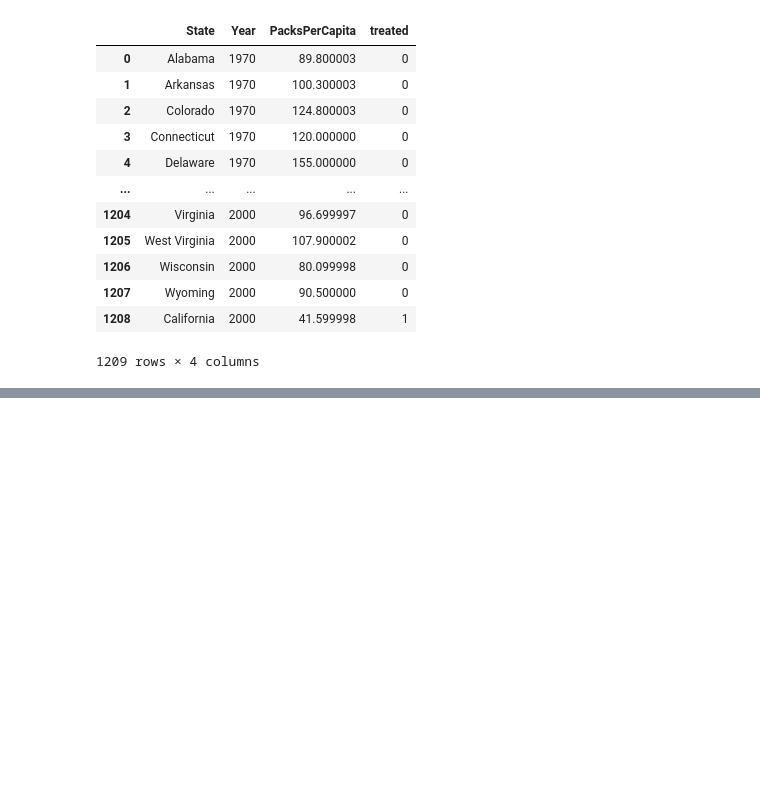
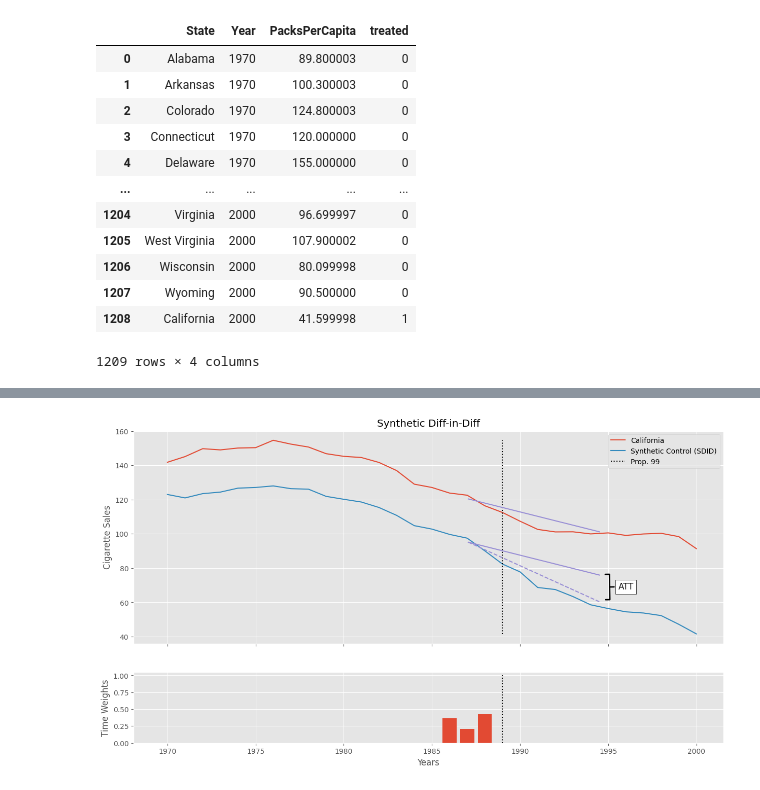
Before and after one commit to austinkennedy/crypto, a Jupyter notebook: code/sdid_python.ipynb, the cells around one changed output, grey strips where cells are left out. Cells and saved outputs as stored; diff of their text form; code cells hidden in the pictures; blank space fills up the shorter version.

Commit message:
Added Causal Inference for the Brave and True code

```diff
--- a/code/sdid_python.ipynb
+++ b/code/sdid_python.ipynb
@@ -51,0 +307,8 @@ cali_data
+# %%
+did_data = join_weights(data, unit_weights, time_weights,
+                        year_col="year",
+                        state_col="state",
+                        treat_col="treated",
+                        post_col="after_treatment")
+
+did_data.head()
@@ -51,0 +322,7 @@ cali_data
+# %%
+
+did_model = smf.wls("cigsale ~ after_treatment*treated",
+                    data=did_data,
+                    weights=did_data["weights"]+1e-10).fit()
+
+did_model.summary().tables[1]
@@ -51,0 +335,36 @@ cali_data
+# %%
+avg_pre_period = (time_weights * time_weights.index).sum()
+avg_post_period = 1989 + (2000 - 1989) / 2
+
+fig, (ax1, ax2) = plt.subplots(2, 1, figsize=(15,8), sharex=True, gridspec_kw={'height_ratios': [3, 1]})
+
+ax1.plot(data_piv.index, sc_did, label="California")
+ax1.plot(data_piv.index, data_piv["california"], label="Synthetic Control (SDID)")
+ax1.vlines(1989, data_piv["california"].min(), sc_did.max(), color="black", ls="dotted", label="Prop. 99")
+
+pre_sc = did_model.params["Intercept"]
+post_sc = pre_sc + did_model.params["after_treatment"]
+pre_treat = pre_sc + did_model.params["treated"]
+post_treat = post_sc + did_model.params["treated"] + did_model.params["after_treatment:treated"]
+
+sc_did_y0 = pre_treat + (post_sc - pre_sc)
+
+ax1.plot([avg_pre_period, avg_post_period], [pre_sc, post_sc], color="C2")
+ax1.plot([avg_pre_period, avg_post_period], [pre_treat, post_treat], color="C2", ls="dashed")
+ax1.plot([avg_pre_period, avg_post_period], [pre_treat, sc_did_y0], color="C2")
+
+ax1.annotate('ATT', xy=(1995, 69), xytext=(1996, 66.5),
+            fontsize=12, ha='center', va='bottom',
+            bbox=dict(boxstyle='square', fc='white', color='k'),
+            arrowprops=dict(arrowstyle='-[, widthB=1.5, lengthB=0.5', lw=2.0, color='k'))
+
+ax1.legend()
+ax1.set_title("Synthetic Diff-in-Diff")
+ax1.set_ylabel("Cigarette Sales")
+
+ax2.bar(time_weights.index, time_weights)
+ax2.vlines(1989, 0, 1, color="black", ls="dotted")
+ax2.set_ylabel("Time Weights")
+ax2.set_xlabel("Years");
+# %% [output]
+[figure, added]
```
Also changed, not shown: parts of 39 cells of this notebook.
